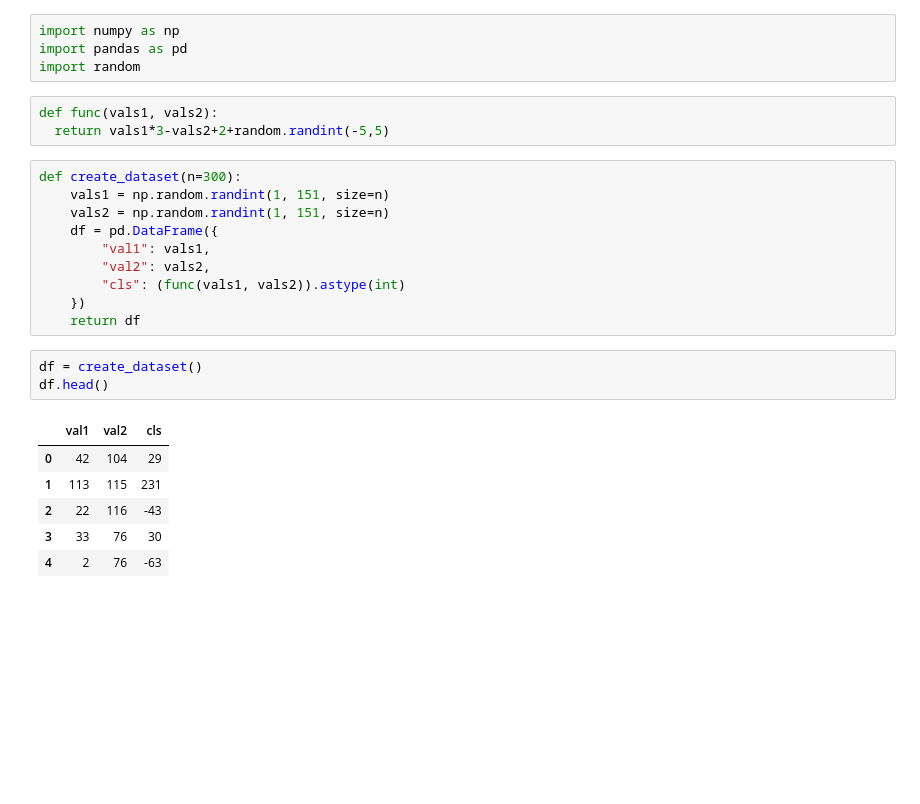
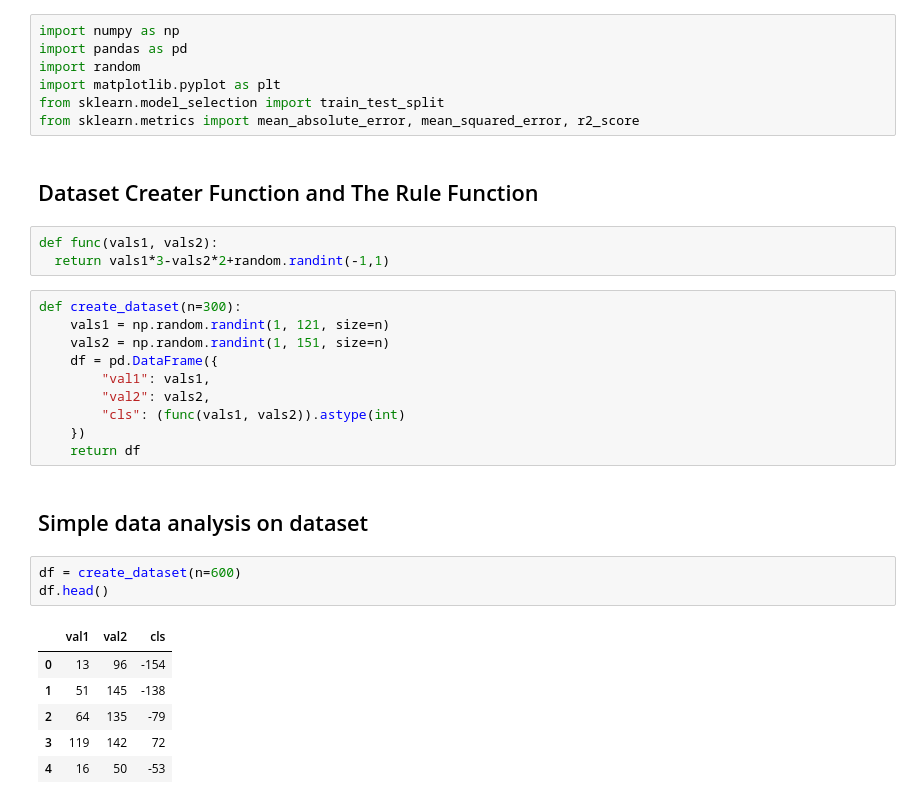
Before and after one commit to OmerTurk1/ML-From-Scratch, a Jupyter notebook: LinearRegression.ipynb, the cells around one changed output. Drawn from its saved outputs; the diff is of its cells as text; blank space fills up the shorter version.

```diff
--- a/LinearRegression.ipynb
+++ b/LinearRegression.ipynb
@@ -4,12 +8,17 @@
 import numpy as np
 import pandas as pd
 import random
+import matplotlib.pyplot as plt
+from sklearn.model_selection import train_test_split
+from sklearn.metrics import mean_absolute_error, mean_squared_error, r2_score
+# %% [markdown]
+## Dataset Creater Function and The Rule Function
 # %%
 def func(vals1, vals2):
-  return vals1*3-vals2+2+random.randint(-5,5)
+  return vals1*3-vals2*2+random.randint(-1,1)
 # %%
 def create_dataset(n=300):
-    vals1 = np.random.randint(1, 151, size=n)
+    vals1 = np.random.randint(1, 121, size=n)
     vals2 = np.random.randint(1, 151, size=n)
     df = pd.DataFrame({
         "val1": vals1,
@@ -17,13 +26,15 @@ def create_dataset(n=300):
         "cls": (func(vals1, vals2)).astype(int)
     })
     return df
+# %% [markdown]
+## Simple data analysis on dataset
 # %%
-df = create_dataset()
+df = create_dataset(n=600)
 df.head()
 # %% [output]
 |  | val1 | val2 | cls |
-| 0 | 42 | 104 | 29 |
-| 1 | 113 | 115 | 231 |
-| 2 | 22 | 116 | -43 |
-| 3 | 33 | 76 | 30 |
-| 4 | 2 | 76 | -63 |
+| 0 | 13 | 96 | -154 |
+| 1 | 51 | 145 | -138 |
+| 2 | 64 | 135 | -79 |
+| 3 | 119 | 142 | 72 |
+| 4 | 16 | 50 | -53 |
```
Also changed, not shown: parts of 21 cells of this notebook.
